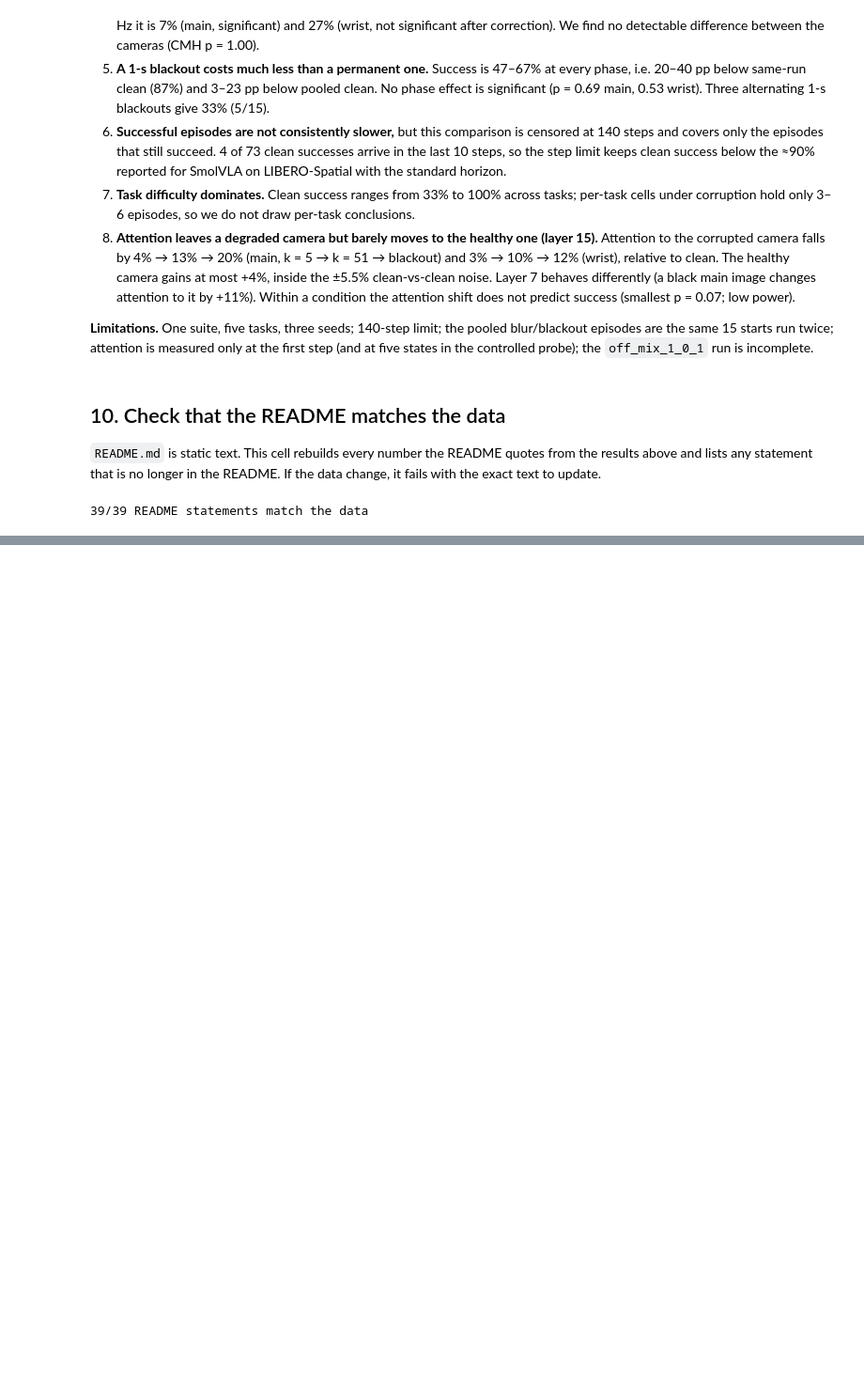
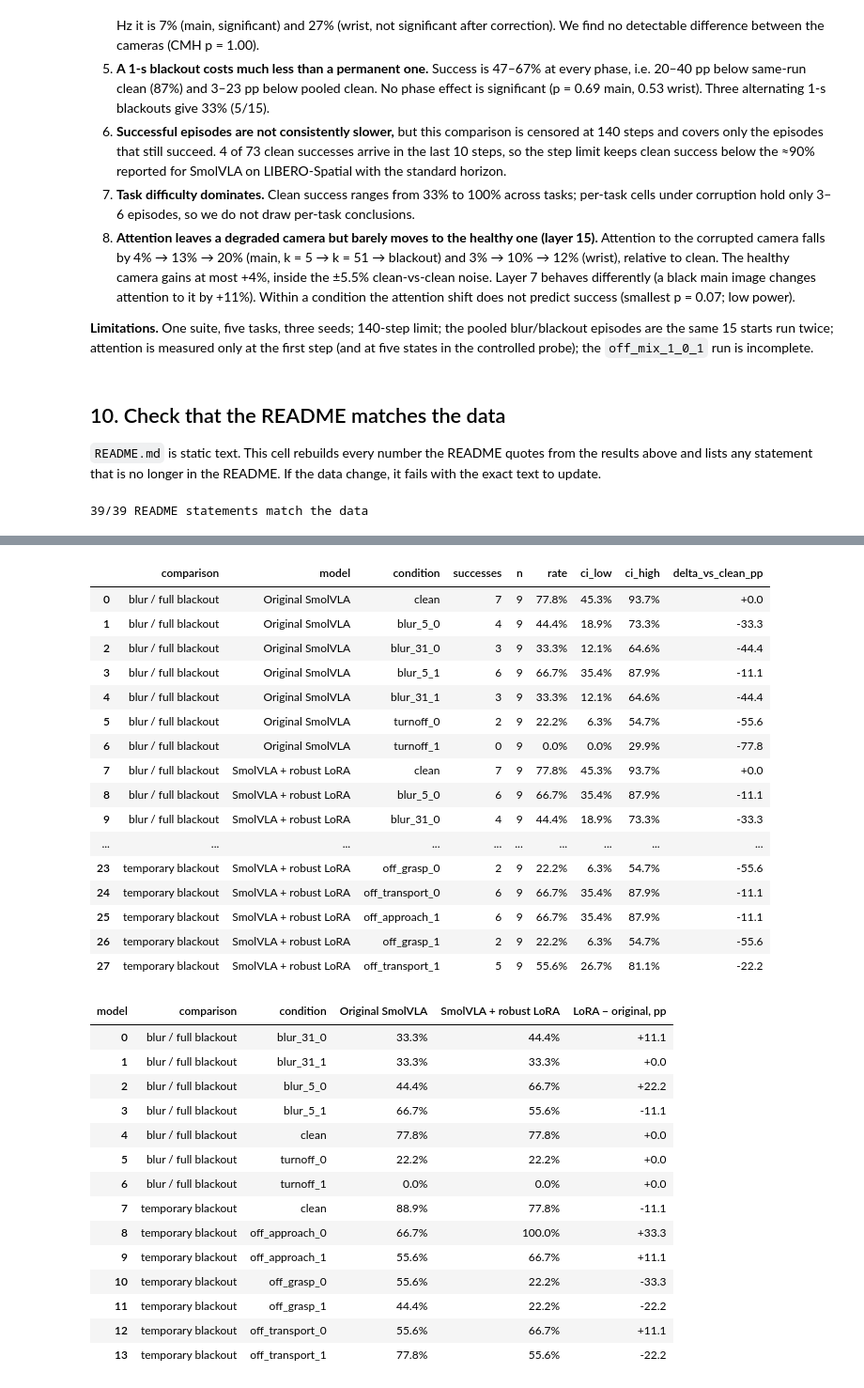
Before and after one commit to Lolotun/smolvla-visual-robustness, a Jupyter notebook: notebooks/analysis.ipynb, the cells around one changed output, grey strips where cells are left out. Shown at 94% size. Drawn from its saved outputs; the diff is of its cells as text; code cells hidden in the pictures; blank space fills up the shorter version.

```diff
--- a/notebooks/analysis.ipynb
+++ b/notebooks/analysis.ipynb
@@ -1212,0 +1226,69 @@ assert stale.empty, f"README.md is out of date: update the {len(stale)} statemen
+# %%
+ROBUST_MODELS = ["Original SmolVLA", "SmolVLA + robust LoRA"]
+ROBUST_STYLE = {ROBUST_MODELS[0]: ("o", "-", -0.06), ROBUST_MODELS[1]: ("s", "--", 0.06)}
+robust_lora = load_rollouts(RESULTS / "robust_lora_3tasks_3seeds.csv")
+robust_sources = {
+    "blur / full blackout": load_rollouts(RESULTS / "visual_robustness_5tasks_3seeds_batch.csv"),
+    "temporary blackout": load_rollouts(RESULTS / "temporary_off_single_5tasks_3seeds.csv"),
+}
+robust_groups = {
+    "blur / full blackout": ["clean"] + [f"blur_{k}_{c}" for c in [0, 1] for k in [5, 31]] + ["turnoff_0", "turnoff_1"],
+    "temporary blackout": ["clean"] + [f"off_{phase}_{c}" for c in [0, 1] for phase in PHASES],
+}
+robust_frames = []
+expected_pairs = {(task, seed) for task in [0, 1, 2] for seed in [42, 43, 44]}
+for group, conditions in robust_groups.items():
+    for model, raw in zip(ROBUST_MODELS, [robust_sources[group], robust_lora]):
+        part = raw[raw["task_id"].isin([0, 1, 2]) & raw["seed"].isin([42, 43, 44])
+                   & raw["condition"].isin(conditions)].copy()
+        assert not part.duplicated(["condition", "task_id", "seed"]).any()
+        assert part["steps"].le(MAX_STEPS).all()
+        for condition in conditions:
+            subset = part[part["condition"].eq(condition)]
+            assert set(zip(subset.task_id, subset.seed)) == expected_pairs, (model, condition)
+        robust_frames.append(part.assign(model=model, comparison=group))
+
+robust_rates = summarize(pd.concat(robust_frames, ignore_index=True), ["comparison", "model", "condition"])
+robust_clean = robust_rates[robust_rates.condition.eq("clean")][["comparison", "model", "rate"]].rename(columns={"rate": "clean_rate"})
+robust_rates = robust_rates.merge(robust_clean, on=["comparison", "model"], validate="many_to_one")
+robust_rates["delta_vs_clean_pp"] = 100 * (robust_rates.rate - robust_rates.clean_rate)
+robust_rates.to_csv(TABLES / "robust_lora_success.csv", index=False)
+robust_comparison = robust_rates.pivot(index=["comparison", "condition"], columns="model", values="rate").reindex(columns=ROBUST_MODELS)
+robust_comparison["LoRA − original, pp"] = 100 * (robust_comparison[ROBUST_MODELS[1]] - robust_comparison[ROBUST_MODELS[0]])
+robust_comparison.to_csv(TABLES / "robust_lora_comparison.csv")
+show(robust_rates[["comparison", "model", "condition", "successes", "n", "rate", "ci_low", "ci_high", "delta_vs_clean_pp"]],
+     {"rate": "{:.1%}", "ci_low": "{:.1%}", "ci_high": "{:.1%}", "delta_vs_clean_pp": "{:+.1f}"})
+show(robust_comparison.reset_index(), {**{m: "{:.1%}" for m in ROBUST_MODELS}, "LoRA − original, pp": "{:+.1f}"})
+# %% [output]
+|  | comparison | model | condition | successes | n | rate | ci_low | ci_high | delta_vs_clean_pp |
+| 0 | blur / full blackout | Original SmolVLA | clean | 7 | 9 | 77.8% | 45.3% | 93.7% | +0.0 |
+| 1 | blur / full blackout | Original SmolVLA | blur_5_0 | 4 | 9 | 44.4% | 18.9% | 73.3% | -33.3 |
+| 2 | blur / full blackout | Original SmolVLA | blur_31_0 | 3 | 9 | 33.3% | 12.1% | 64.6% | -44.4 |
+| 3 | blur / full blackout | Original SmolVLA | blur_5_1 | 6 | 9 | 66.7% | 35.4% | 87.9% | -11.1 |
+| 4 | blur / full blackout | Original SmolVLA | blur_31_1 | 3 | 9 | 33.3% | 12.1% | 64.6% | -44.4 |
+| 5 | blur / full blackout | Original SmolVLA | turnoff_0 | 2 | 9 | 22.2% | 6.3% | 54.7% | -55.6 |
+| 6 | blur / full blackout | Original SmolVLA | turnoff_1 | 0 | 9 | 0.0% | 0.0% | 29.9% | -77.8 |
+| 7 | blur / full blackout | SmolVLA + robust LoRA | clean | 7 | 9 | 77.8% | 45.3% | 93.7% | +0.0 |
+| 8 | blur / full blackout | SmolVLA + robust LoRA | blur_5_0 | 6 | 9 | 66.7% | 35.4% | 87.9% | -11.1 |
+| 9 | blur / full blackout | SmolVLA + robust LoRA | blur_31_0 | 4 | 9 | 44.4% | 18.9% | 73.3% | -33.3 |
+| ... | ... | ... | ... | ... | ... | ... | ... | ... | ... |
+| 23 | temporary blackout | SmolVLA + robust LoRA | off_grasp_0 | 2 | 9 | 22.2% | 6.3% | 54.7% | -55.6 |
+| 24 | temporary blackout | SmolVLA + robust LoRA | off_transport_0 | 6 | 9 | 66.7% | 35.4% | 87.9% | -11.1 |
+| 25 | temporary blackout | SmolVLA + robust LoRA | off_approach_1 | 6 | 9 | 66.7% | 35.4% | 87.9% | -11.1 |
+| 26 | temporary blackout | SmolVLA + robust LoRA | off_grasp_1 | 2 | 9 | 22.2% | 6.3% | 54.7% | -55.6 |
+| 27 | temporary blackout | SmolVLA + robust LoRA | off_transport_1 | 5 | 9 | 55.6% | 26.7% | 81.1% | -22.2 |
+| model | comparison | condition | Original SmolVLA | SmolVLA + robust LoRA | LoRA − original, pp |
+| 0 | blur / full blackout | blur_31_0 | 33.3% | 44.4% | +11.1 |
+| 1 | blur / full blackout | blur_31_1 | 33.3% | 33.3% | +0.0 |
+| 2 | blur / full blackout | blur_5_0 | 44.4% | 66.7% | +22.2 |
+| 3 | blur / full blackout | blur_5_1 | 66.7% | 55.6% | -11.1 |
+| 4 | blur / full blackout | clean | 77.8% | 77.8% | +0.0 |
+| 5 | blur / full blackout | turnoff_0 | 22.2% | 22.2% | +0.0 |
+| 6 | blur / full blackout | turnoff_1 | 0.0% | 0.0% | +0.0 |
+| 7 | temporary blackout | clean | 88.9% | 77.8% | -11.1 |
+| 8 | temporary blackout | off_approach_0 | 66.7% | 100.0% | +33.3 |
+| 9 | temporary blackout | off_approach_1 | 55.6% | 66.7% | +11.1 |
+| 10 | temporary blackout | off_grasp_0 | 55.6% | 22.2% | -33.3 |
+| 11 | temporary blackout | off_grasp_1 | 44.4% | 22.2% | -22.2 |
+| 12 | temporary blackout | off_transport_0 | 55.6% | 66.7% | +11.1 |
+| 13 | temporary blackout | off_transport_1 | 77.8% | 55.6% | -22.2 |
```
Also changed, not shown: parts of 5 cells of this notebook, 9 other files.
